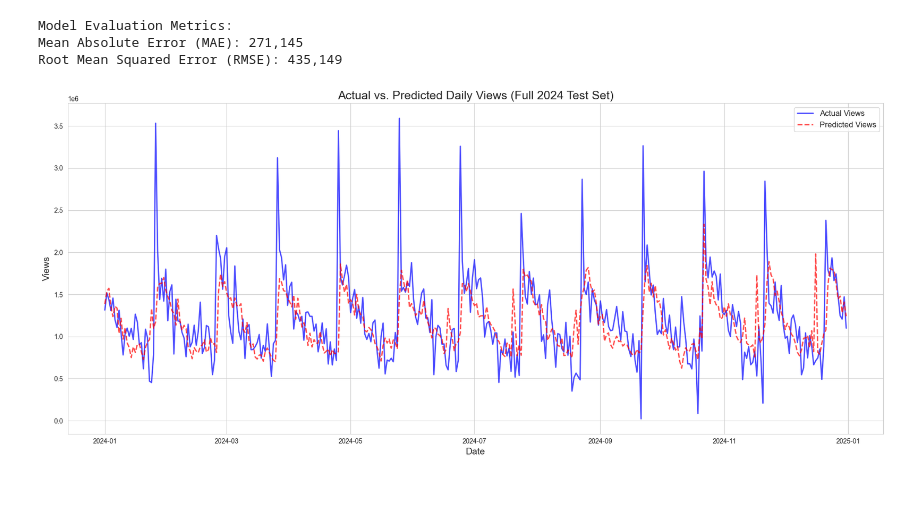
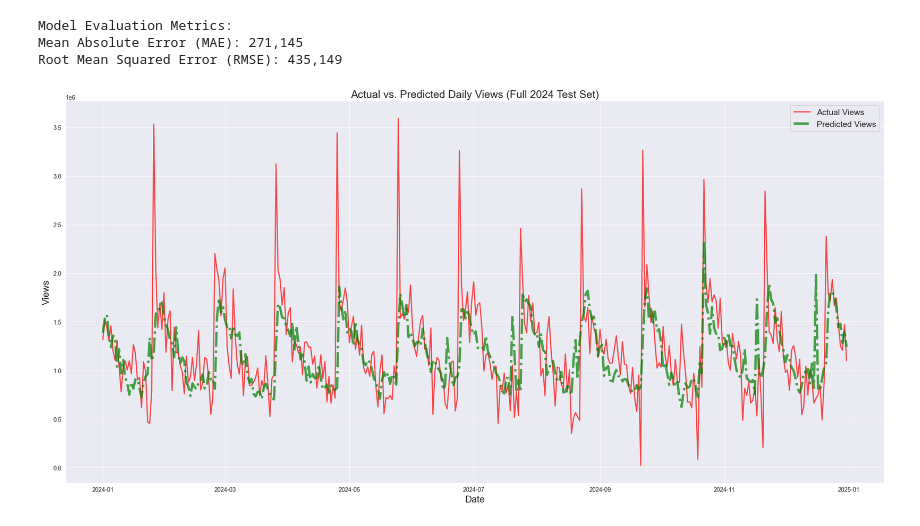
Before and after one commit to shivsdesai/digital-content-forecasting, a Jupyter notebook: generate_data.ipynb, the cells around one changed output. Drawn from its saved outputs; the diff is of its cells as text; code cells hidden in the pictures; blank space fills up the shorter version.

Commit message:
Meaningful message about your changes

```diff
--- a/generate_data.ipynb
+++ b/generate_data.ipynb
@@ -309,51 +310,41 @@ Model Evaluation Metrics:
 Mean Absolute Error (MAE): 271,145
 Root Mean Squared Error (RMSE): 435,149
 # %%
-# CODE BLOCK 7, Part 3: Visualize Actual vs. Predicted (Full Test Set)
+#  Visualize Actual vs. Predicted (Full Test Set)
 
-# Import plotting libraries (if not already imported in Cell 1)
-# import matplotlib.pyplot as plt
-# import seaborn as sns
+sns.set_style("darkgrid") # Style for background plot
 
-# Set a style for better-looking plots (optional, but makes charts nicer)
-sns.set_style("whitegrid")
+plt.figure(figsize=(20, 10))
 
-# Create a figure (the canvas for your plot) and set its size.
-plt.figure(figsize=(18, 8)) # Set width to 18 inches, height to 8 inches.
-
-# Plot the ACTUAL views from your test set.
+# Plot for ACTUAL views from your test set.
 # 'views_actual_test.index' provides the dates for the horizontal (x) axis.
 # 'views_actual_test' provides the actual view counts for the vertical (y) axis.
 plt.plot(views_actual_test.index, views_actual_test,
-         label='Actual Views',      # Label for this line in the legend.
-         color='blue',              # Color of the line.
-         alpha=0.7,                 # Transparency of the line (0=fully transparent, 1=fully opaque).
-         linewidth=2)               # Thickness of the line.
+label='Actual Views',
+color='red',
+alpha=0.7,
+linewidth=2)
 
-# Plot your model's PREDICTED views.
+# Plot for PREDICTED views.
 # We use the same dates (views_actual_test.index) so predictions align with actuals.
 # 'predictions' is the array of guessed view counts from your model.
 plt.plot(views_actual_test.index, predictions,
-         label='Predicted Views',   # Label for this line in the legend.
-         color='red',               # Color of the line.
-         linestyle='--',            # Use a dashed line style for predictions.
-         alpha=0.7,                 # Transparency.
-         linewidth=2)               # Thickness.
+    label='Predicted Views',
+    color='green',
+    linestyle='-.',
+    alpha=0.7,
+    linewidth=4)
 
 # Add a title to your plot for clarity.
 plt.title('Actual vs. Predicted Daily Views (Full 2024 Test Set)', fontsize=18)
 # Add labels to your axes.
-plt.xlabel('Date', fontsize=14)
-plt.ylabel('Views', fontsize=14)
+plt.xlabel('Date', fontsize=16)
+plt.ylabel('Views', fontsize=16)
 
-# Add a legend to distinguish between actual and predicted lines.
-plt.legend(fontsize=12)
-# Add a grid to the plot for easier reading of values.
+plt.legend(fontsize=14)
 plt.grid(True)
-# Automatically adjust plot parameters for a tight layout, preventing labels from overlapping.
 plt.tight_layout()
-# Display the plot.
 plt.show()
 # %% [output]
-[figure, old version]
+[figure, new version]
 # %%
```
Also changed, not shown: parts of 3 cells of this notebook.
